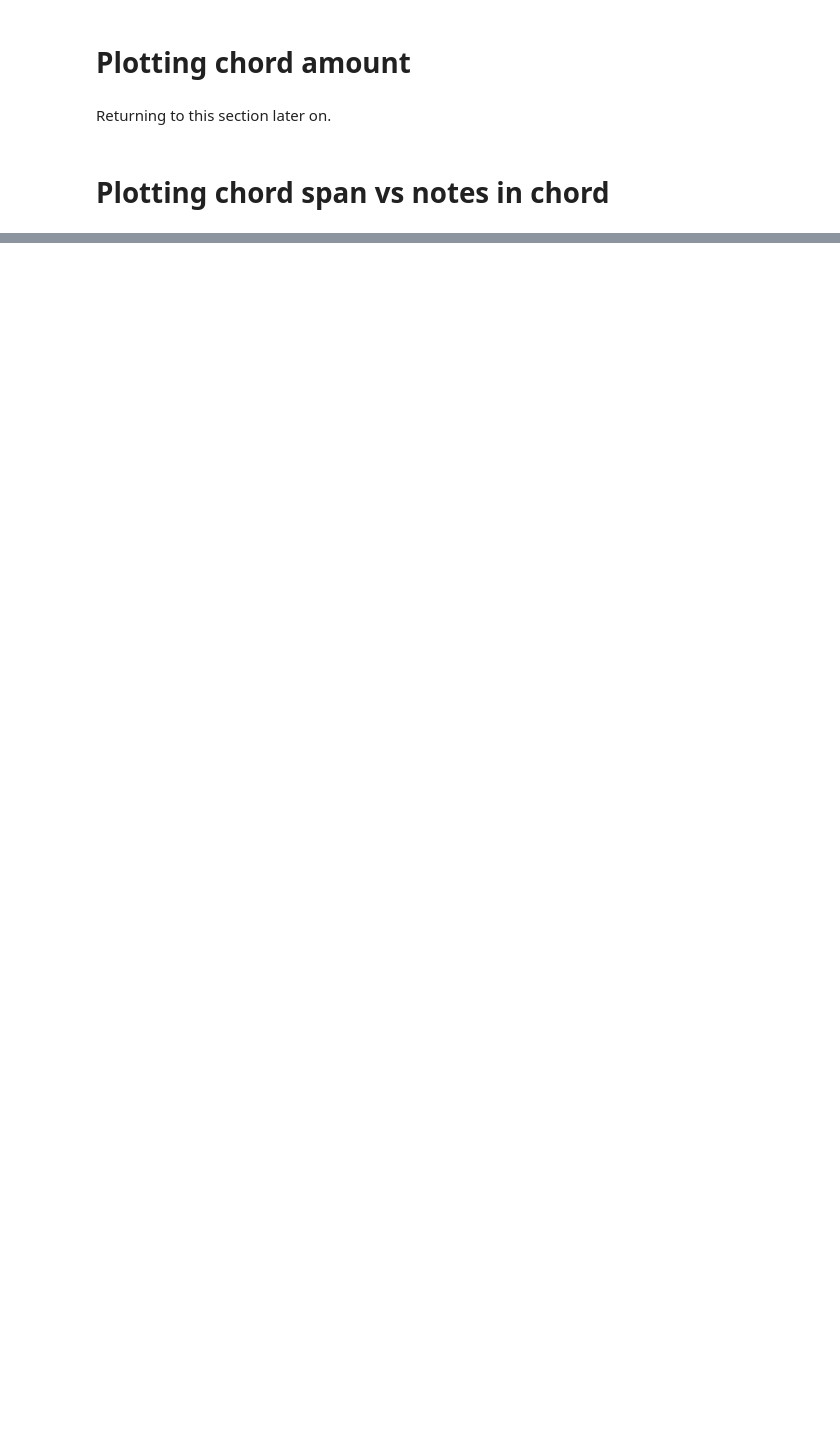
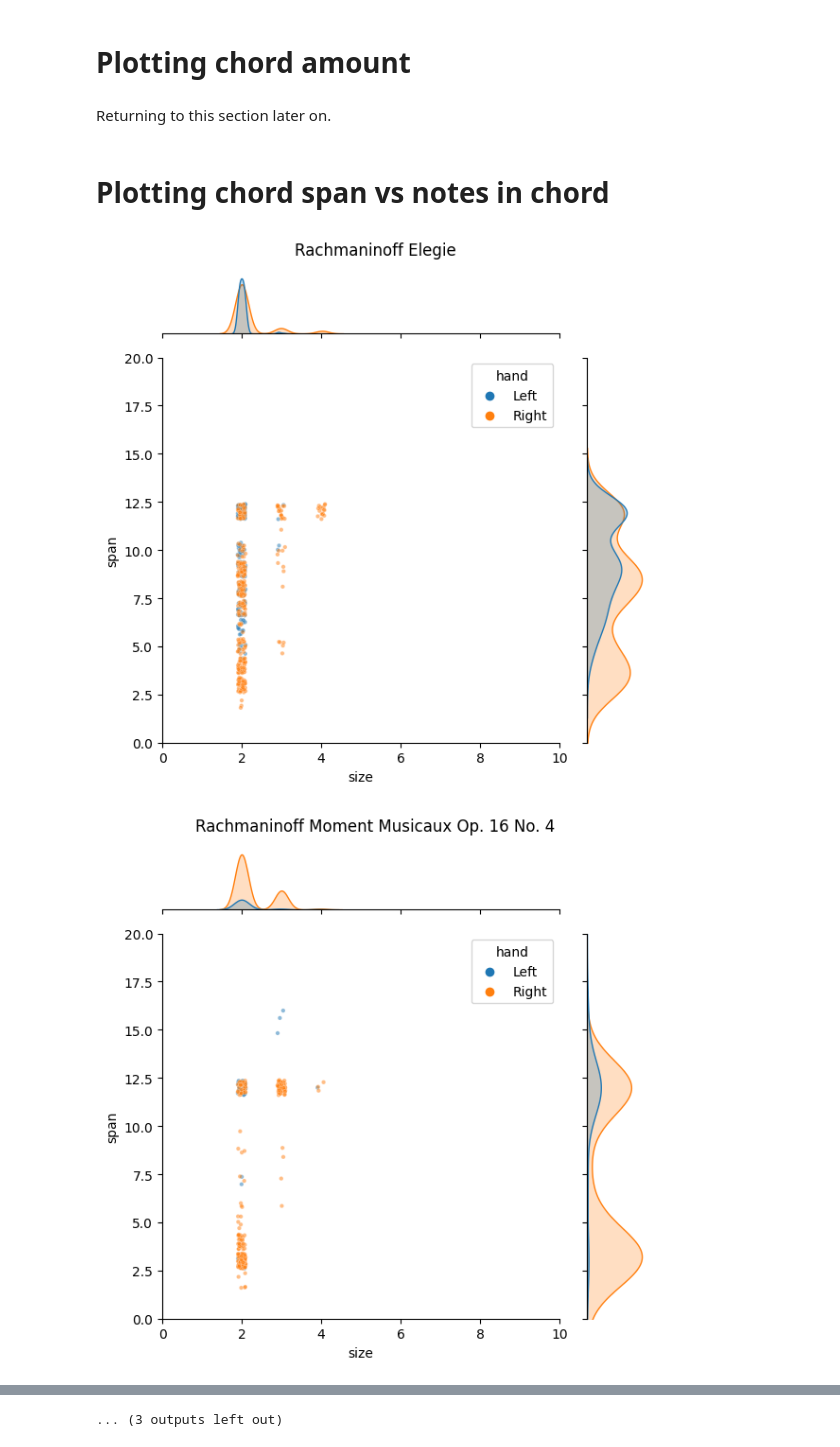
Before and after one commit to paulecode/datascience-and-classic, a Jupyter notebook: classic_analysis.ipynb, the cells around one changed output, grey strips where cells are left out. Cells and saved outputs as stored; diff of their text form; code cells hidden in the pictures; blank space fills up the shorter version.

Commit message:
Plot all pieces chord size and span

```diff
--- a/classic_analysis.ipynb
+++ b/classic_analysis.ipynb
@@ -492,4 +554,7 @@ def plot_chord_amount(titles, note_dict):
 # %% [markdown]
 # Plotting chord span vs notes in chord
 # %%
-plot_chord_size_span(title_set, note_dict)
+# plot_chord_size_span(title_set, note_dict)
+# %% [output]
+[figure, added]
+[figure, added]
@@ -495,0 +571 @@ plot_chord_size_span(title_set, note_dict)
+... (3 outputs left out)
```
Also changed, not shown: parts of 27 cells of this notebook.
